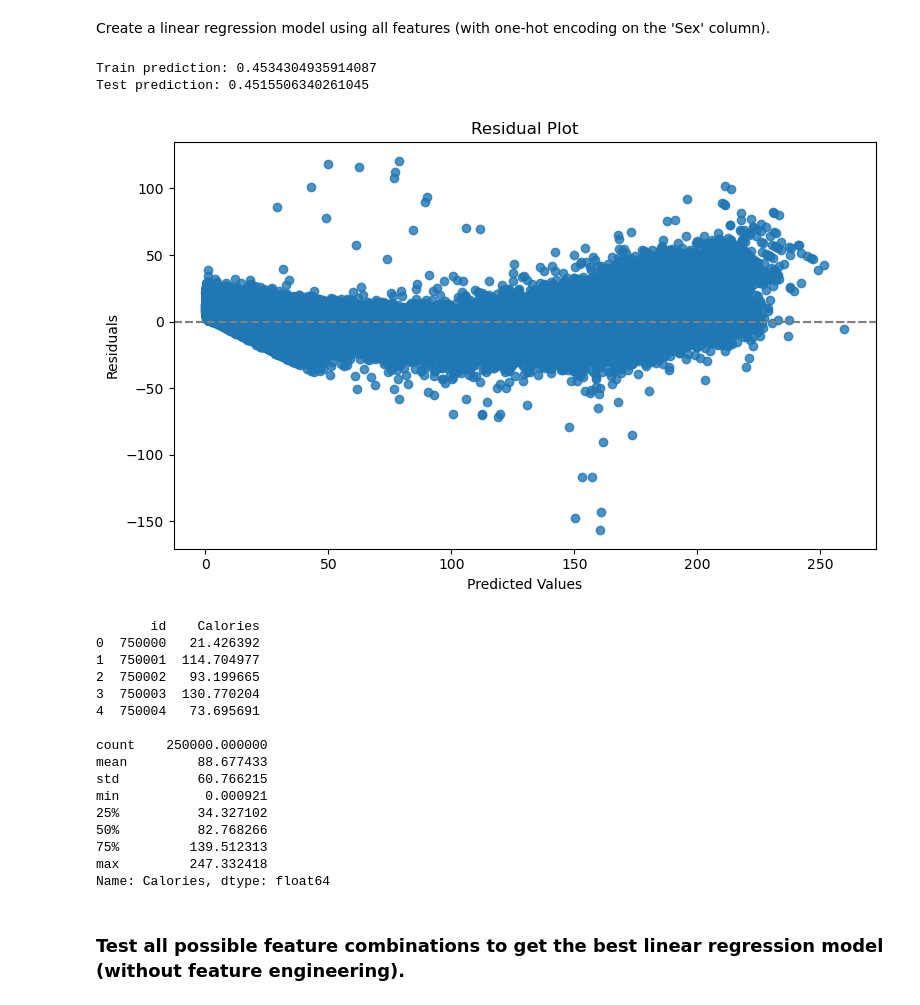
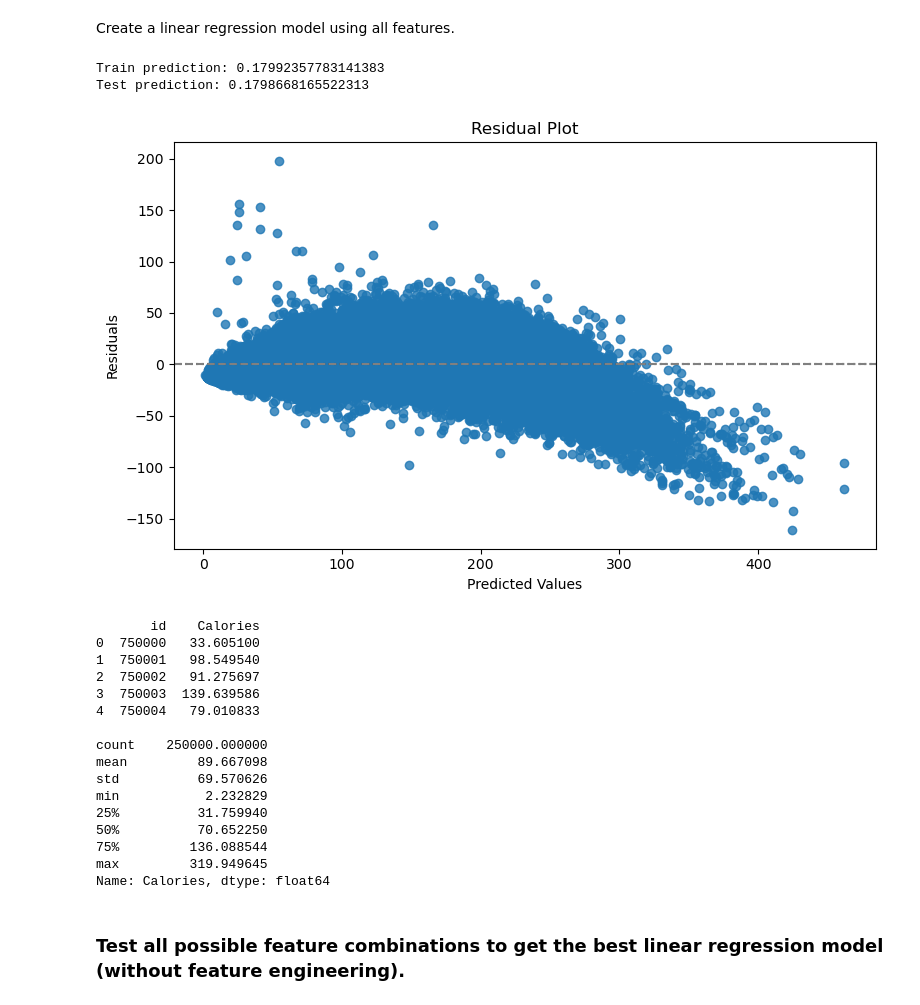
Before and after one commit to ElliotBlackstone/S25_Predict_Calories, a Jupyter notebook: calorie_LinReg.ipynb, the cells around one changed output. Cells and saved outputs as stored; diff of their text form; code cells hidden in the pictures.

```diff
--- a/calorie_LinReg.ipynb
+++ b/calorie_LinReg.ipynb
@@ -22,7 +20,6 @@ from optuna.samplers import TPESampler
 # %%
-train = pd.read_csv("train_comp.csv")
-test = pd.read_csv("test_comp.csv")
-# sample = pd.read_csv("sample_submission.csv")
+train = pd.read_csv("train_pp.csv")
+test = pd.read_csv("test_pp.csv")
 
 train.head()
 # %% [output]
@@ -55,11 +52,13 @@ Passing `palette` without assigning `hue` is deprecated and will be removed in v
 # %% [markdown]
-Create a linear regression model using all features (with one-hot encoding on the 'Sex' column).
+Create a linear regression model using all features.
 # %%
-# kaggle score 0.45056 private, 0.45856 public (LinReg_8.csv)
+# kaggle score 0.17926 private, 0.17875 public (LinReg_10.csv)
 
+X = train.drop(columns='Calories')
+y = train['Calories']
 
 # Split data into training and testing sets
-X_train, X_test, y_train, y_test = train_test_split(pd.get_dummies(train.drop(columns='Calories'), drop_first=True), train['Calories'], test_size=0.2, random_state=724)
+X_train, X_test, y_train, y_test = train_test_split(X, y, test_size=0.2, random_state=724)
 
 # Train the linear regression model
 model = LinearRegression()
@@ -67,64 +66,65 @@ model.fit(X_train, y_train)
 
 # Make predictions
 predictions = model.predict(X_test)
-predictions[predictions <= 0] = 1
+predictions[predictions <= 0] = 0.2
 
 # Make predictions
 train_pred = model.predict(X_train)
-train_pred[train_pred < 0] = 1
+train_pred[train_pred < 0] = 0.2
 
-print("Train prediction:", rmsle(train_pred, y_train))
-print("Test prediction:", rmsle(predictions, y_test))
+print("Train prediction:", rmse(train_pred, y_train))
+print("Test prediction:", rmse(predictions, y_test))
 
 residuals = y_test - predictions
 
 # Residual plot
 plt.figure(figsize=(8, 5))
-sns.residplot(x=predictions, y=y_test)
+sns.residplot(x=np.expm1(predictions), y=np.expm1(y_test))
 plt.xlabel("Predicted Values")
 plt.ylabel("Residuals")
 plt.title("Residual Plot")
 plt.axhline(0, color='gray', linestyle='--')
 plt.tight_layout()
 plt.show()
 
 
 
 # make the submission file!
 
-pred = model.predict(pd.get_dummies(test, drop_first=True))
+pred = model.predict(test)
+pred[pred <= 0] = 0.2
 
 submission = pd.DataFrame()
 
 submission['id'] = np.arange(len(test))+750000
-submission['Calories'] = pred
+submission['Calories'] = np.expm1(pred)
 submission.loc[submission['Calories'] < 0, 'Calories'] = 1
 submission.loc[submission['Calories'] > 320, 'Calories'] = 300
 
-submission.to_csv("LinReg_8.csv", index=False)
+submission.to_csv("LinReg_10.csv", index=False)
 
 print(submission.head())
 print()
 print(submission['Calories'].describe())
 # %% [output]
-Train prediction: 0.4534304935914087
-Test prediction: 0.4515506340261045
+Train prediction: 0.17992357783141383
+Test prediction: 0.1798668165522313
-[figure, old version]
+[figure, new version]
        id    Calories
-0  750000   21.426392
-1  750001  114.704977
-2  750002   93.199665
-3  750003  130.770204
-4  750004   73.695691
+0  750000   33.605100
+1  750001   98.549540
+2  750002   91.275697
+3  750003  139.639586
+4  750004   79.010833
 
 count    250000.000000
-mean         88.677433
-std          60.766215
-min           0.000921
-25%          34.327102
-50%          82.768266
-75%         139.512313
-max         247.332418
+mean         89.667098
+std          69.570626
+min           2.232829
+25%          31.759940
+50%          70.652250
+75%         136.088544
+max         319.949645
 Name: Calories, dtype: float64
 # %% [markdown]
 ### Test all possible feature combinations to get the best linear regression model (without feature engineering).
```
Also changed, not shown: parts of 28 cells of this notebook, 20 other files.
